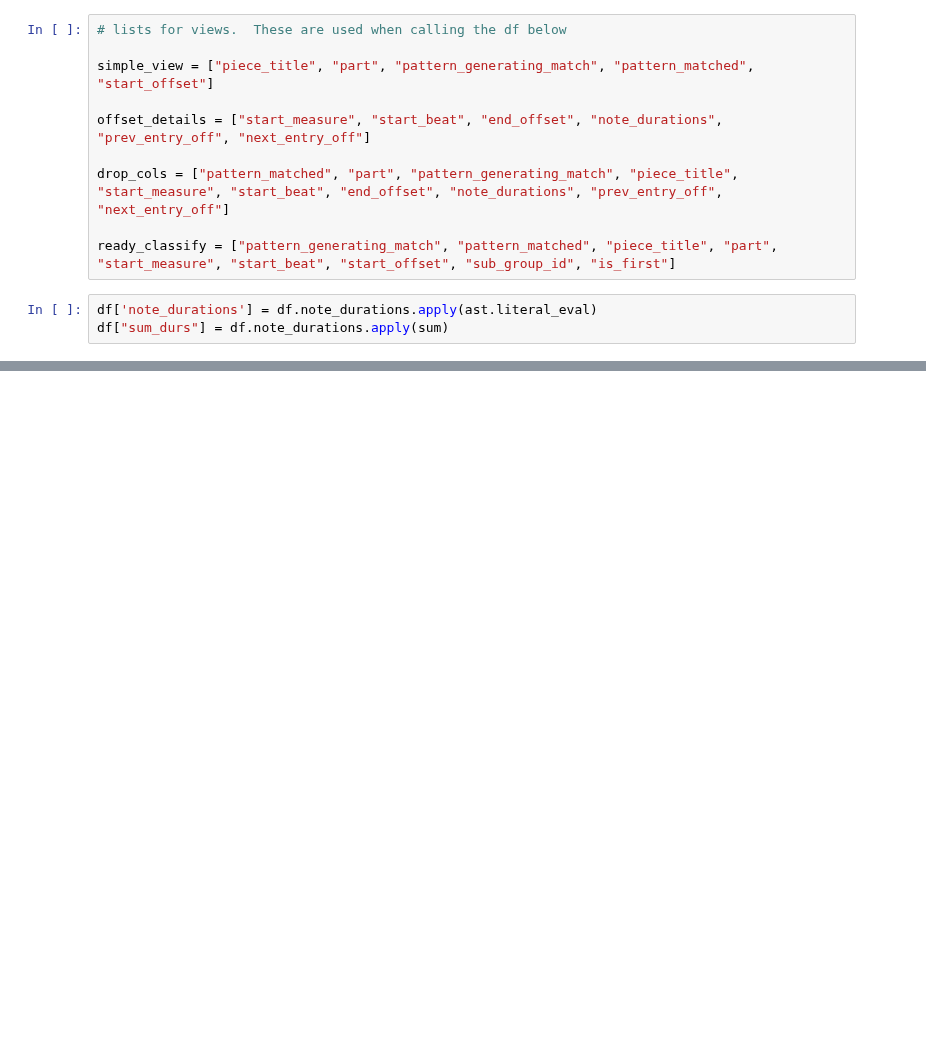
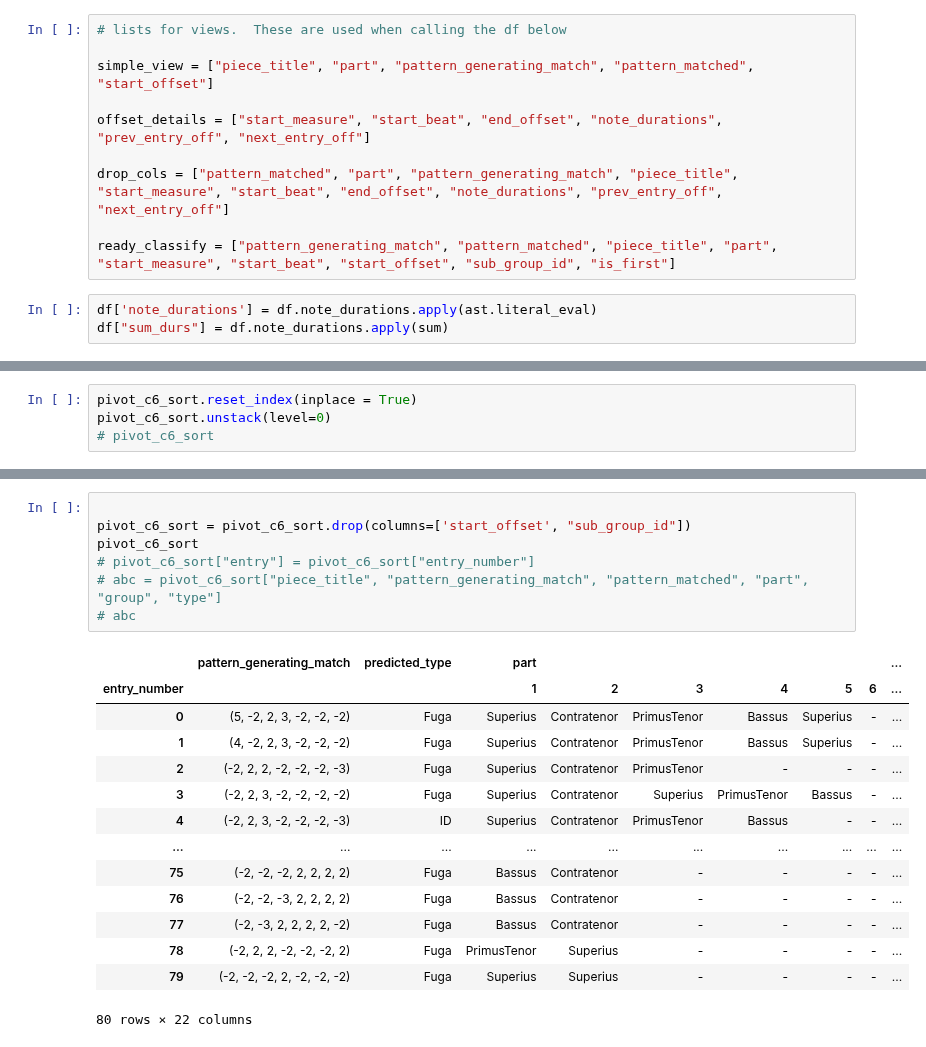
Before and after one commit to RichardFreedman/CRIM-notebooks, a Jupyter notebook: CRIM/CRIM_Group_Tests.ipynb, the cells around one changed output, grey strips where cells are left out. Drawn from its saved outputs; the diff is of its cells as text; blank space fills up the shorter version.

```diff
--- a/CRIM/CRIM_Group_Tests.ipynb
+++ b/CRIM/CRIM_Group_Tests.ipynb
@@ -291,0 +213,4 @@ AttributeError: 'SeriesGroupBy' object has no attribute 'astype'
+# %%
+pivot_c6_sort.reset_index(inplace = True)
+pivot_c6_sort.unstack(level=0)
+# pivot_c6_sort
@@ -291,0 +231,22 @@ AttributeError: 'SeriesGroupBy' object has no attribute 'astype'
+# %%
+
+pivot_c6_sort = pivot_c6_sort.drop(columns=['start_offset', "sub_group_id"])
+pivot_c6_sort
+# pivot_c6_sort["entry"] = pivot_c6_sort["entry_number"]
+# abc = pivot_c6_sort["piece_title", "pattern_generating_match", "pattern_matched", "part", "group", "type"]
+# abc
+# %% [output]
+|  | pattern_generating_match | predicted_type | part |  |  |  |  |  | ... |
+| entry_number |  |  | 1 | 2 | 3 | 4 | 5 | 6 | ... |
+| 0 | (5, -2, 2, 3, -2, -2, -2) | Fuga | Superius | Contratenor | PrimusTenor | Bassus | Superius | - | ... |
+| 1 | (4, -2, 2, 3, -2, -2, -2) | Fuga | Superius | Contratenor | PrimusTenor | Bassus | Superius | - | ... |
+| 2 | (-2, 2, 2, -2, -2, -2, -3) | Fuga | Superius | Contratenor | PrimusTenor | - | - | - | ... |
+| 3 | (-2, 2, 3, -2, -2, -2, -2) | Fuga | Superius | Contratenor | Superius | PrimusTenor | Bassus | - | ... |
+| 4 | (-2, 2, 3, -2, -2, -2, -3) | ID | Superius | Contratenor | PrimusTenor | Bassus | - | - | ... |
+| ... | ... | ... | ... | ... | ... | ... | ... | ... | ... |
+| 75 | (-2, -2, -2, 2, 2, 2, 2) | Fuga | Bassus | Contratenor | - | - | - | - | ... |
+| 76 | (-2, -2, -3, 2, 2, 2, 2) | Fuga | Bassus | Contratenor | - | - | - | - | ... |
+| 77 | (-2, -3, 2, 2, 2, 2, -2) | Fuga | Bassus | Contratenor | - | - | - | - | ... |
+| 78 | (-2, 2, 2, -2, -2, -2, 2) | Fuga | PrimusTenor | Superius | - | - | - | - | ... |
+| 79 | (-2, -2, -2, 2, -2, -2, -2) | Fuga | Superius | Superius | - | - | - | - | ... |
+80 rows × 22 columns
```
Also changed, not shown: parts of 13 cells of this notebook, 1 other file.
